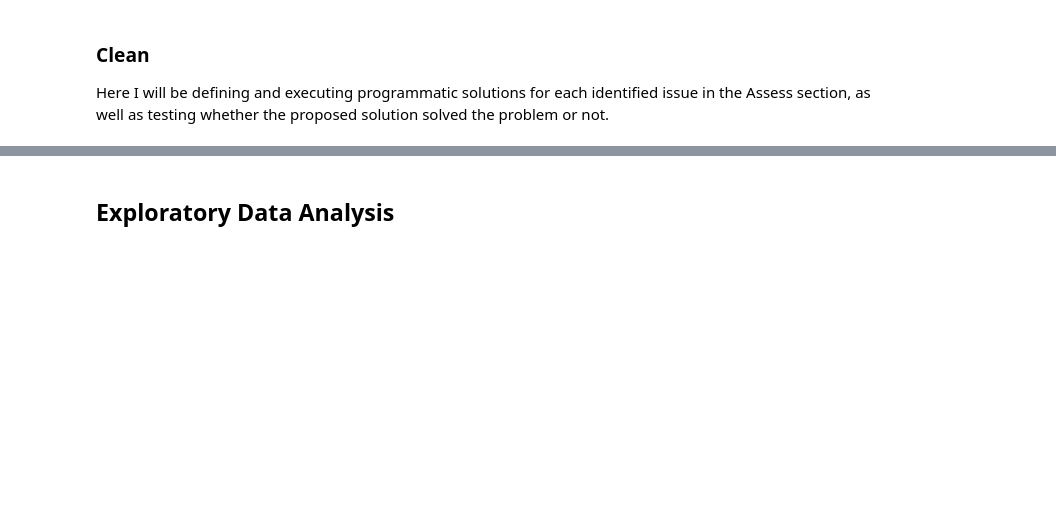
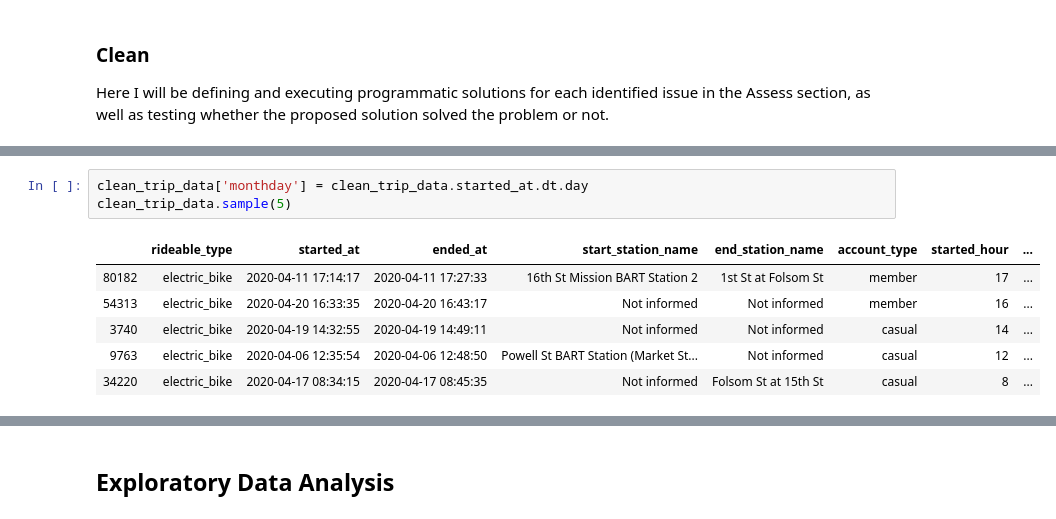
Before and after one commit to Nevesgmd/bay-wheels-data-analysis, a Jupyter notebook: exploration_template.ipynb, the cells around one changed output, grey strips where cells are left out. Cells and saved outputs as stored; diff of their text form; blank space fills up the shorter version.

```diff
--- a/exploration_template.ipynb
+++ b/exploration_template.ipynb
@@ -142,0 +206,10 @@ Here I will be defining and executing programmatic solutions for each identified
+# %%
+clean_trip_data['monthday'] = clean_trip_data.started_at.dt.day
+clean_trip_data.sample(5)
+# %% [output]
+|  | rideable_type | started_at | ended_at | start_station_name | end_station_name | account_type | started_hour | ... |
+| 80182 | electric_bike | 2020-04-11 17:14:17 | 2020-04-11 17:27:33 | 16th St Mission BART Station 2 | 1st St at Folsom St | member | 17 | ... |
+| 54313 | electric_bike | 2020-04-20 16:33:35 | 2020-04-20 16:43:17 | Not informed | Not informed | member | 16 | ... |
+| 3740 | electric_bike | 2020-04-19 14:32:55 | 2020-04-19 14:49:11 | Not informed | Not informed | casual | 14 | ... |
+| 9763 | electric_bike | 2020-04-06 12:35:54 | 2020-04-06 12:48:50 | Powell St BART Station (Market St... | Not informed | casual | 12 | ... |
+| 34220 | electric_bike | 2020-04-17 08:34:15 | 2020-04-17 08:45:35 | Not informed | Folsom St at 15th St | casual | 8 | ... |
```
Also changed, not shown: parts of 13 cells of this notebook.
